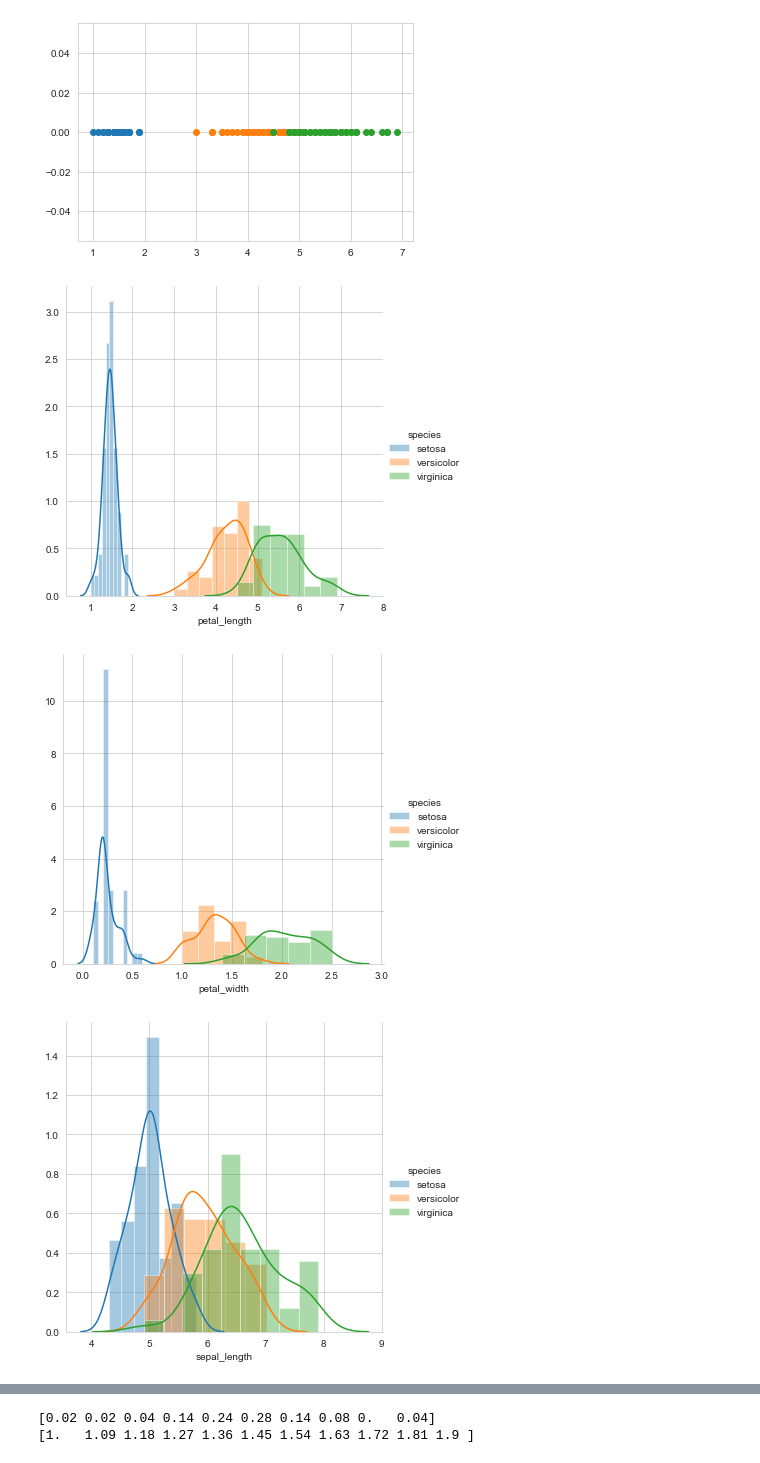
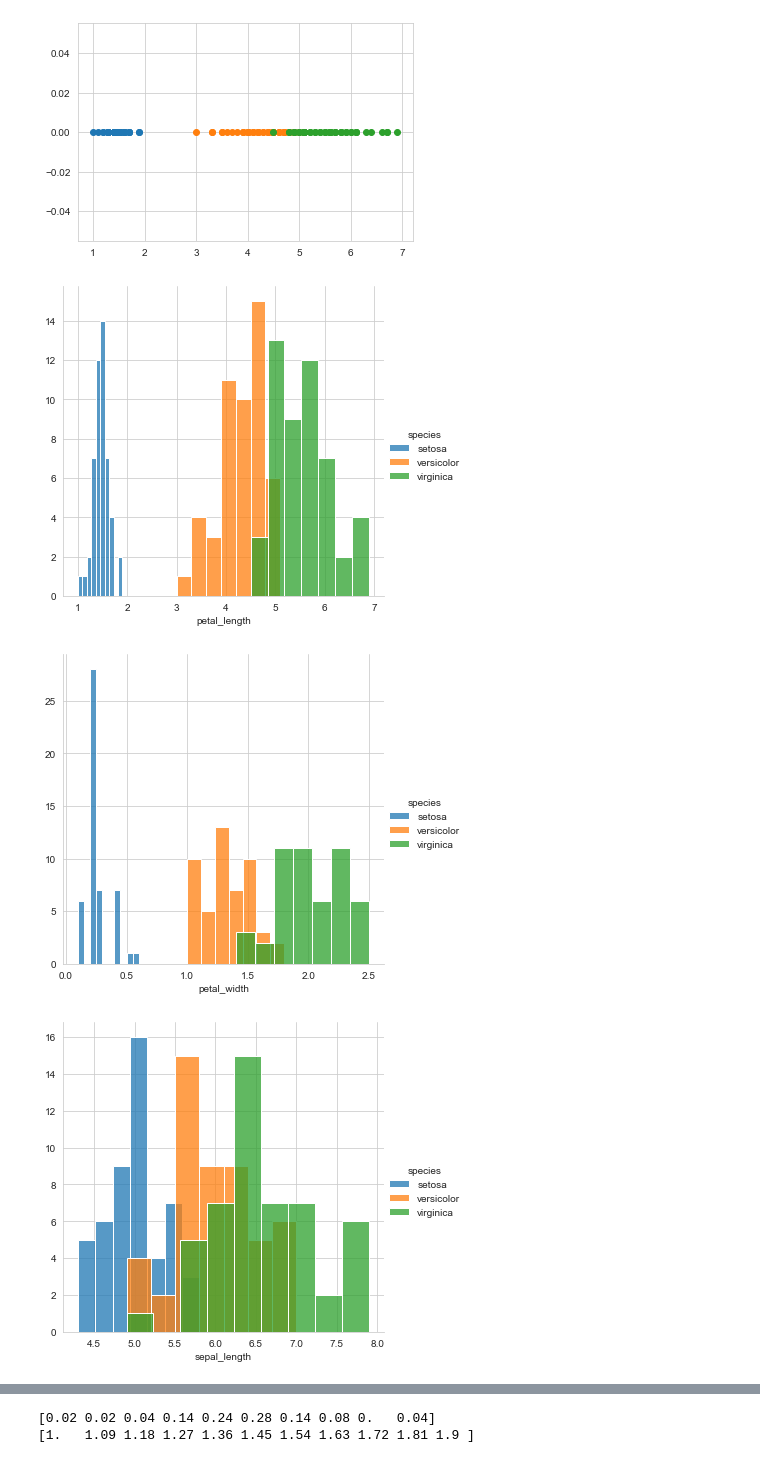
Before and after one commit to dhrey112/AAIC, a Jupyter notebook: Exploratory-Data-Analysis/Explorator_Data_Analysis.ipynb, the cells around one changed output, grey strips where cells are left out. Saved outputs shown, nothing was run; the diff lists cells and outputs as text; code cells hidden in the pictures.

```diff
--- a/Exploratory-Data-Analysis/Explorator_Data_Analysis.ipynb
+++ b/Exploratory-Data-Analysis/Explorator_Data_Analysis.ipynb
@@ -144,24 +141,24 @@ plt.show()
 # %% [output]
 [figure]
 # %%
-sns.FacetGrid(iris, hue="species", size=5) \
-   .map(sns.distplot, "petal_length") \
+sns.FacetGrid(iris, hue="species", height=5) \
+   .map(sns.histplot, "petal_length") \
    .add_legend();
 plt.show();
 # %% [output]
-[figure, old version]
+[figure, new version]
 # %%
-sns.FacetGrid(iris, hue="species", size=5) \
-   .map(sns.distplot, "petal_width") \
+sns.FacetGrid(iris, hue="species", height=5) \
+   .map(sns.histplot, "petal_width") \
    .add_legend();
 plt.show();
 # %% [output]
-[figure, old version]
+[figure, new version]
 # %%
-sns.FacetGrid(iris, hue="species", size=5) \
-   .map(sns.distplot, "sepal_length") \
+sns.FacetGrid(iris, hue="species", height=5) \
+   .map(sns.histplot, "sepal_length") \
    .add_legend();
 plt.show();
 # %% [output]
-[figure, old version]
+[figure, new version]
 # %%
```
Also changed, not shown: parts of 5 cells of this notebook.
